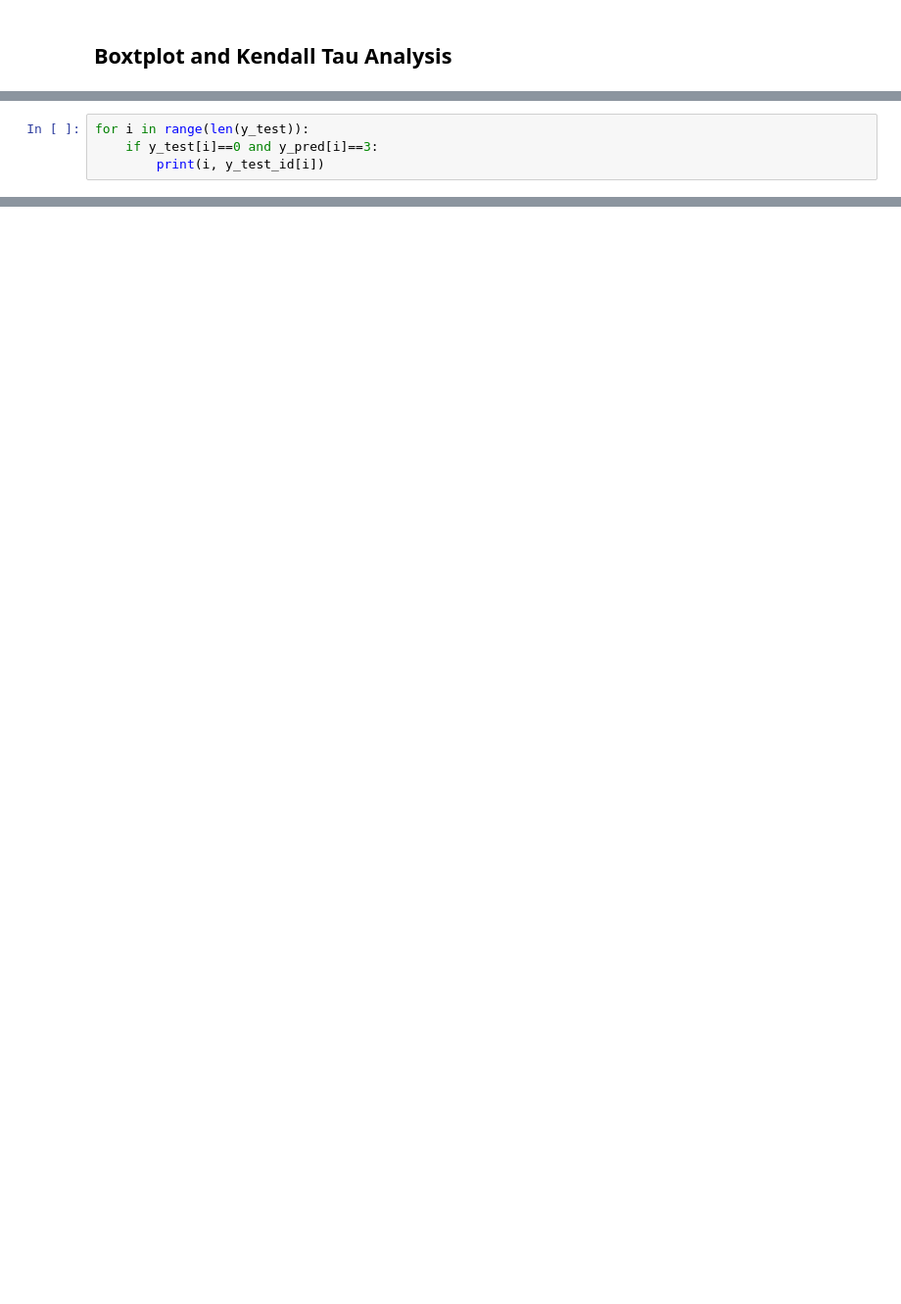
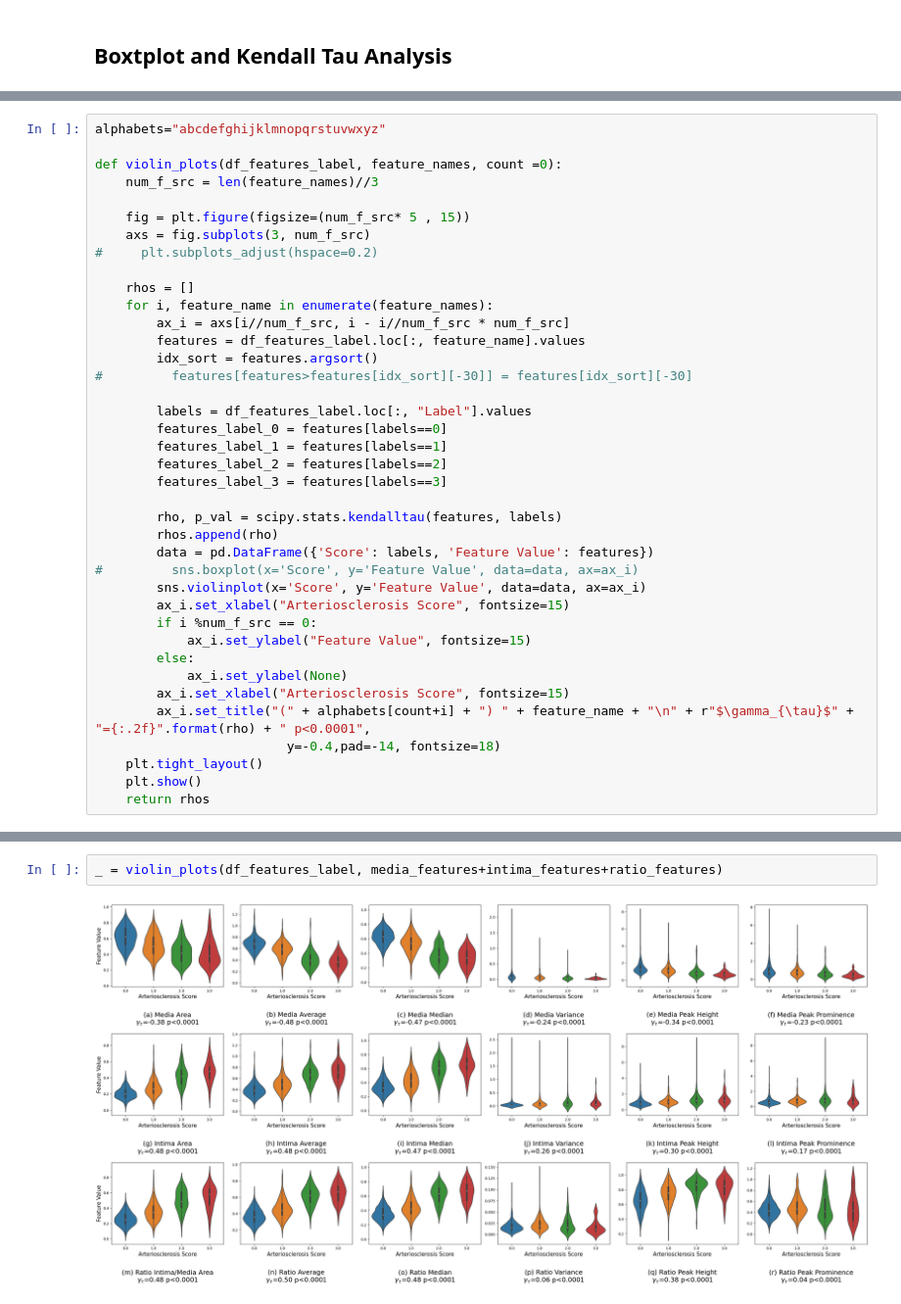
Before and after one commit to K-Harishwar-Reddy/Artery--Feature-Extraction, a Jupyter notebook: stat.ipynb, the cells around one changed output, grey strips where cells are left out. Shown at 98% size. Drawn from its saved outputs; the diff is of its cells as text; blank space fills up the shorter version.

```diff
--- a/stat.ipynb
+++ b/stat.ipynb
@@ -402,4 +196,0 @@ for wsi_id in wsi_ids_test:
-# %%
-for i in range(len(y_test)):
-    if y_test[i]==0 and y_pred[i]==3:
-        print(i, y_test_id[i])
@@ -547,0 +197,39 @@ df_features_label.loc[df_features_label.loc[:, "WSI_Artery_ID"]==wsi_artery_id,
+# %%
+alphabets="abcdefghijklmnopqrstuvwxyz"
+
+def violin_plots(df_features_label, feature_names, count =0):
+    num_f_src = len(feature_names)//3
+
+    fig = plt.figure(figsize=(num_f_src* 5 , 15))
+    axs = fig.subplots(3, num_f_src)
+#     plt.subplots_adjust(hspace=0.2)
+
+    rhos = []
+    for i, feature_name in enumerate(feature_names):
+        ax_i = axs[i//num_f_src, i - i//num_f_src * num_f_src]
+        features = df_features_label.loc[:, feature_name].values
+        idx_sort = features.argsort()
+#         features[features>features[idx_sort][-30]] = features[idx_sort][-30]
+
+        labels = df_features_label.loc[:, "Label"].values
+        features_label_0 = features[labels==0]
+        features_label_1 = features[labels==1]
+        features_label_2 = features[labels==2]
+        features_label_3 = features[labels==3]
+
+        rho, p_val = scipy.stats.kendalltau(features, labels)
+        rhos.append(rho)
+        data = pd.DataFrame({'Score': labels, 'Feature Value': features})
+#         sns.boxplot(x='Score', y='Feature Value', data=data, ax=ax_i)
+        sns.violinplot(x='Score', y='Feature Value', data=data, ax=ax_i)
+        ax_i.set_xlabel("Arteriosclerosis Score", fontsize=15)
+        if i %num_f_src == 0:
+            ax_i.set_ylabel("Feature Value", fontsize=15)
+        else:
+            ax_i.set_ylabel(None)
+        ax_i.set_xlabel("Arteriosclerosis Score", fontsize=15)
+        ax_i.set_title("(" + alphabets[count+i] + ") " + feature_name + "\n" + r"$\gamma_{\tau}$" + "={:.2f}".format(rho) + " p<0.0001",
+                         y=-0.4,pad=-14, fontsize=18)
+    plt.tight_layout()
+    plt.show()
+    return rhos
@@ -547,0 +242,4 @@ df_features_label.loc[df_features_label.loc[:, "WSI_Artery_ID"]==wsi_artery_id,
+# %%
+_ = violin_plots(df_features_label, media_features+intima_features+ratio_features)
+# %% [output]
+[figure, added]
```
Also changed, not shown: parts of 60 cells of this notebook, 9 other files.
